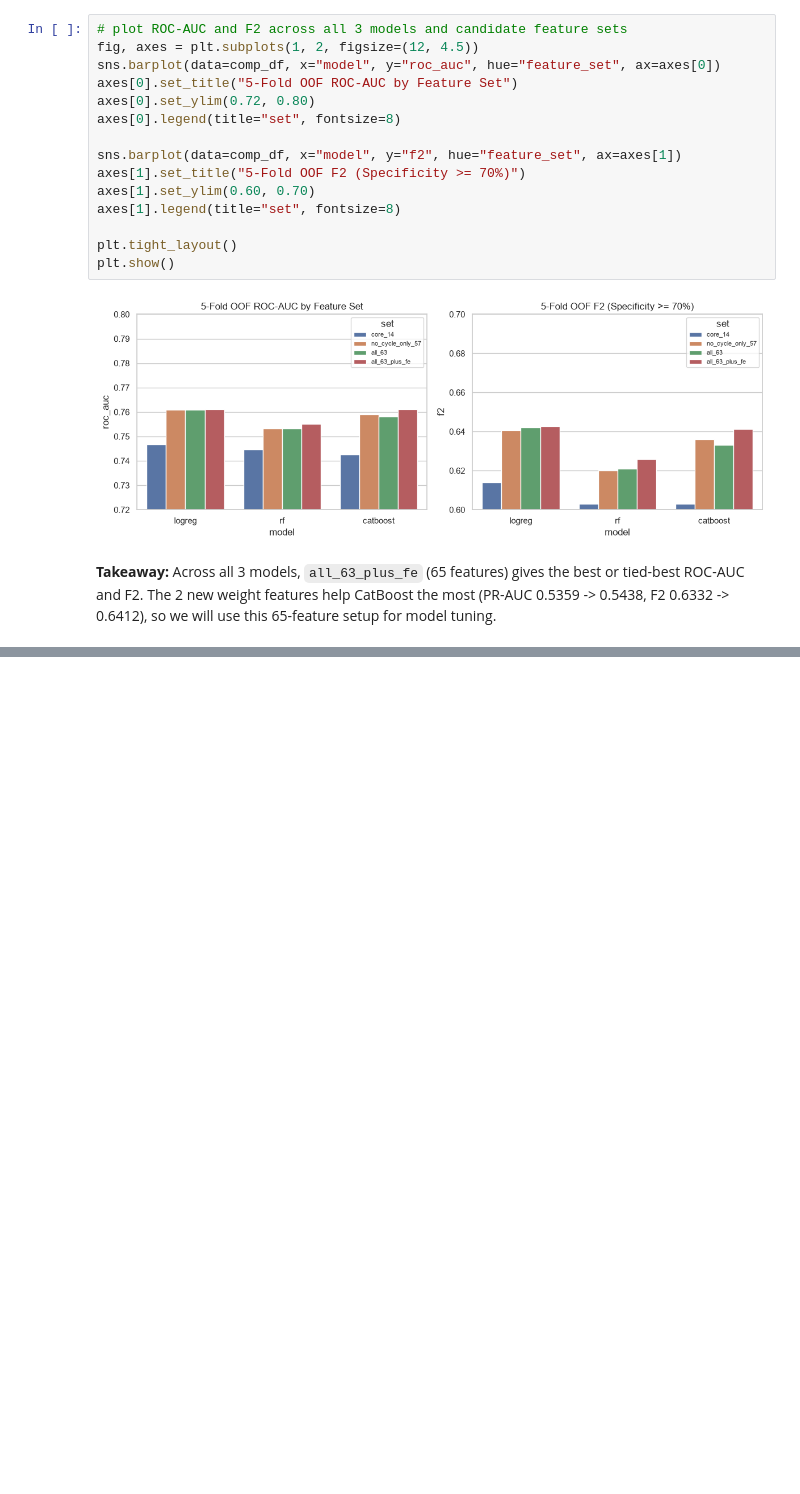
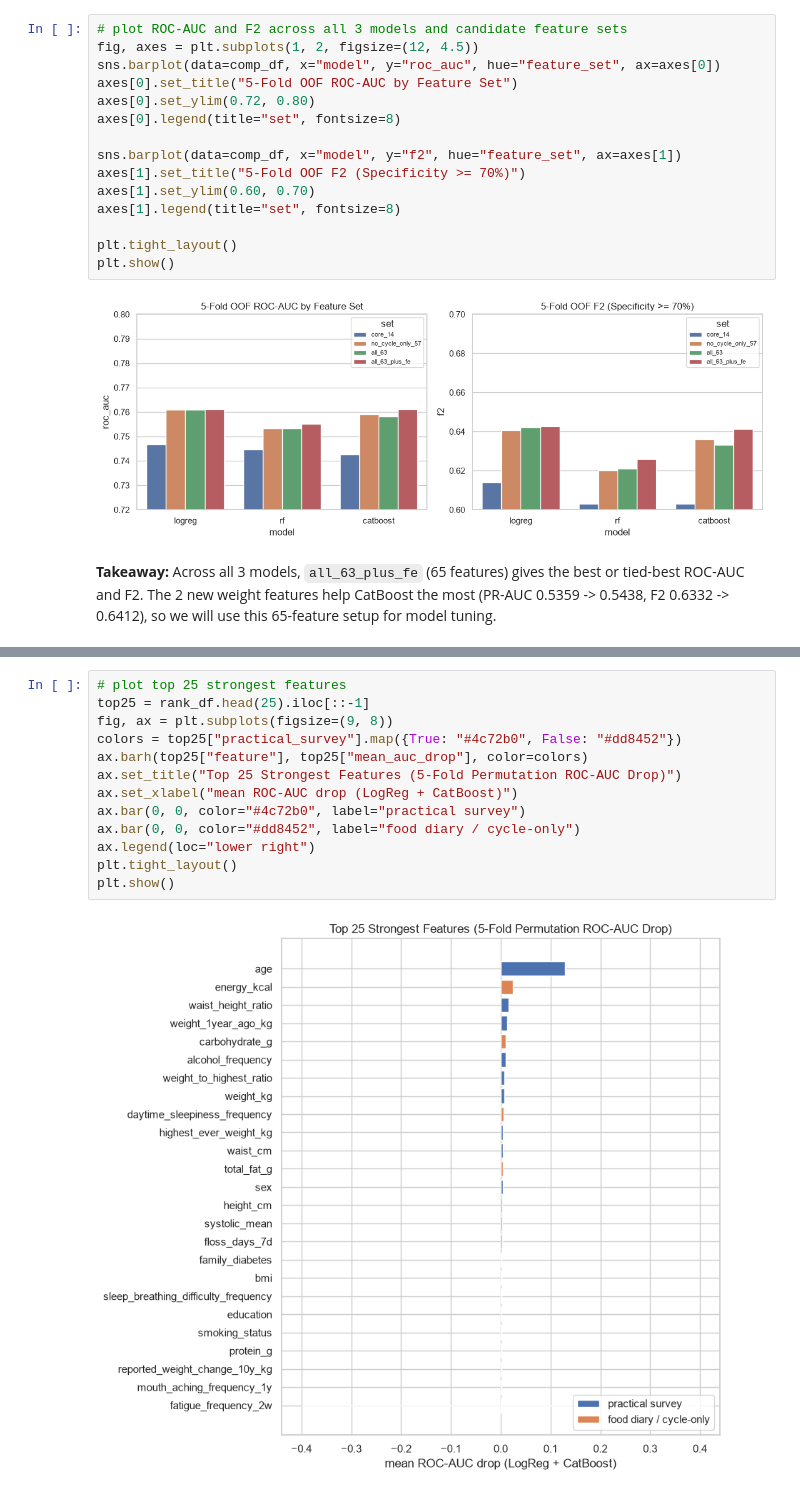
Before and after one commit to axiom-digital/type0-diabetes-screening, a Jupyter notebook: notebooks/03_feature_selection.ipynb, the cells around one changed output, grey strips where cells are left out. Cells and saved outputs as stored; diff of their text form; blank space fills up the shorter version.

```diff
--- a/notebooks/03_feature_selection.ipynb
+++ b/notebooks/03_feature_selection.ipynb
@@ -359,0 +457,15 @@ plt.show()
+# %%
+# plot top 25 strongest features
+top25 = rank_df.head(25).iloc[::-1]
+fig, ax = plt.subplots(figsize=(9, 8))
+colors = top25["practical_survey"].map({True: "#4c72b0", False: "#dd8452"})
+ax.barh(top25["feature"], top25["mean_auc_drop"], color=colors)
+ax.set_title("Top 25 Strongest Features (5-Fold Permutation ROC-AUC Drop)")
+ax.set_xlabel("mean ROC-AUC drop (LogReg + CatBoost)")
+ax.bar(0, 0, color="#4c72b0", label="practical survey")
+ax.bar(0, 0, color="#dd8452", label="food diary / cycle-only")
+ax.legend(loc="lower right")
+plt.tight_layout()
+plt.show()
+# %% [output]
+[figure, added]
```
Also changed, not shown: parts of 6 cells of this notebook.
